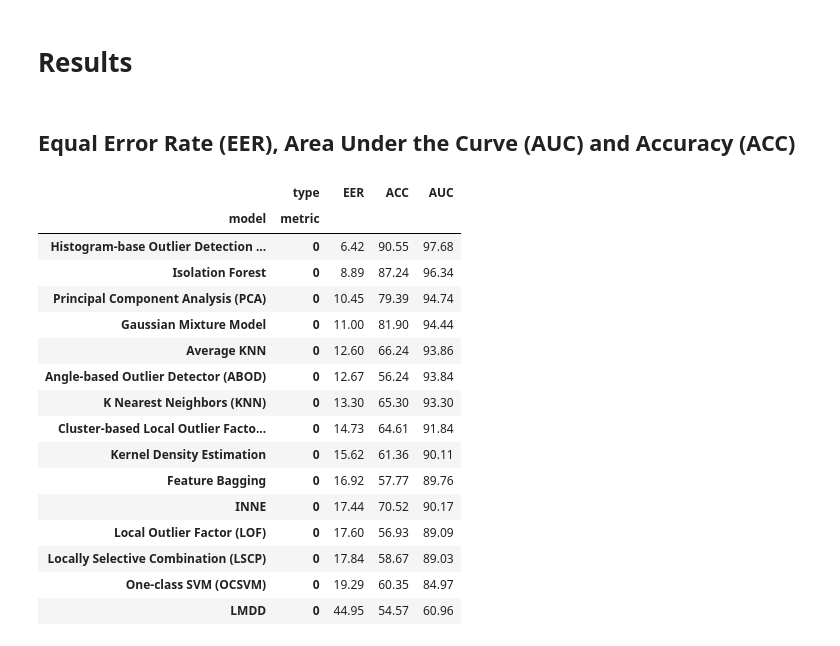
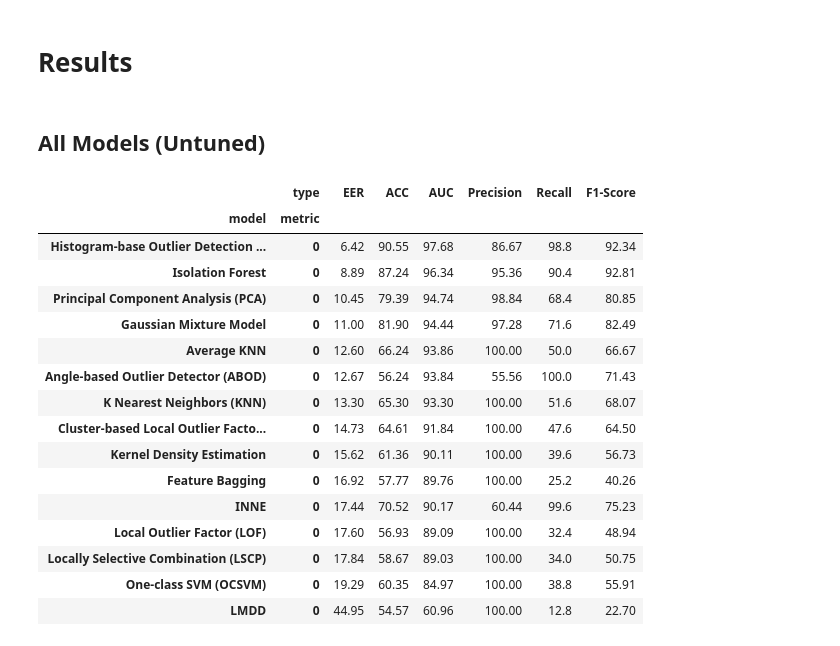
Before and after one commit to Mahmoud-GIsmail/Outlier-Detection-for-Keystroke-Dynamics, a Jupyter notebook: Unsupervised OD for KS Authentication.ipynb, the cells around one changed output. Drawn from its saved outputs; the diff is of its cells as text; code cells hidden in the pictures.

```diff
--- a/Unsupervised OD for KS Authentication.ipynb
+++ b/Unsupervised OD for KS Authentication.ipynb
@@ -173,7 +171,8 @@ import numpy as np
 
 def evaluate(alluser_scores, allimposter_scores):
     """
-    Function to evaluate Equal Error Rate (EER), Area Under the Curve (AUC) and Accuracy (ACC)
+    Function to evaluate Equal Error Rate (EER), Area Under the Curve (AUC), Accuracy (ACC),
+    Precision, Recall, and F1-Score.
 
     Parameters:
     alluser_scores (array-like): Array of scores for genuine users
@@ -183,6 +182,9 @@ def evaluate(alluser_scores, allimposter_scores):
     EER (float): Equal Error Rate
     AUC (float): Area Under the Curve
     ACC (float): Accuracy
+    Precision (float): Precision
+    Recall (float): Recall
+    F1-Score (float): F1-Score
     """
     labels = [0] * len(alluser_scores) + [1] * len(allimposter_scores)
     temp_scores = np.append(alluser_scores, allimposter_scores)
@@ -198,10 +200,14 @@ def evaluate(alluser_scores, allimposter_scores):
     temp_scores[temp_scores < 0.5] = 0
 
     acc = accuracy_score(labels, temp_scores)
-    return eer, auc, acc
+    precision = precision_score(labels, temp_scores)
+    recall = recall_score(labels, temp_scores)
+    f1 = f1_score(labels, temp_scores)
+
+    return eer, auc, acc, precision, recall, f1
 # %%
+import pandas as pd
 import numpy as np
-
 
 def evaluate_classifier(clf):
     """
@@ -216,7 +222,7 @@ def evaluate_classifier(clf):
     res (dict): Dictionary of evaluation results
     """
     data = pd.read_csv("DSL-StrongPasswordData.csv")
-    subjects = DATA["subject"].unique()
+    subjects = data["subject"].unique()
 
     res = {}
     aucs = []
@@ -230,18 +236,16 @@ def evaluate_classifier(clf):
 
         train = genuine_user_data[:200].values
 
-        test_genuine = genuine_user_data[200:]
-        test_genuine = test_genuine.values
+        test_genuine = genuine_user_data[200:].values
 
-        test_imposter = imposter_data.groupby("subject").head(5).loc[:, "H.period":]
-        test_imposter = test_imposter.values
+        test_imposter = imposter_data.groupby("subject").head(5).loc[:, "H.period":].values
 
         clf.fit(train)
 
         user_scores = clf.predict_proba(test_genuine)
         imposter_scores = clf.predict_proba(test_imposter)
 
-        (eer, auc, acc) = evaluate(user_scores[:, 1], imposter_scores[:, 1])
+        (eer, auc, acc, precision, recall, f1) = evaluate(user_scores[:, 1], imposter_scores[:, 1])
 
         eers.append(eer)
         aucs.append(auc)
@@ -253,6 +257,9 @@ def evaluate_classifier(clf):
     res["EER"] = round(np.mean(eers) * 100, 2)
     res["ACC"] = round(np.mean(accs) * 100, 2)
     res["AUC"] = round(np.mean(aucs) * 100, 2)
+    res["Precision"] = round(np.mean(precision) * 100, 2)
+    res["Recall"] = round(np.mean(recall) * 100, 2)
+    res["F1-Score"] = round(np.mean(f1) * 100, 2)
 
     return all_user_scores, all_imposter_scores, res
 # %% [markdown]
@@ -382,7 +507,7 @@ KeyboardInterrupt:
 # %% [markdown]
 # Results
 # %% [markdown]
-## Equal Error Rate (EER), Area Under the Curve (AUC) and Accuracy (ACC)
+## All Models (Untuned)
 # %%
 # Concatenate the dictionaries in the 'results' dictionary and convert them to dataframes
 import pandas as pd
@@ -397,27 +522,33 @@ DF.index.names = ["model", "type", "metric"]
 # Unstack the 'type' column to create separate columns for each type
 DF = DF.unstack(["type"])
 # %%
+
+pd.set_option('display.max_rows', None)
+pd.set_option('display.max_columns', None)
+pd.set_option('display.max_colwidth', None)
+
+
 # Sort the dataframe 'df' by the 'EER' column in ascending order
 DF = DF.sort_values(by=["EER"], ascending=True)
 
 # Display the sorted dataframe
 DF
 # %% [output]
-|  | type | EER | ACC | AUC |
-| model | metric |  |  |  |
-| Histogram-base Outlier Detection ... | 0 | 6.42 | 90.55 | 97.68 |
-| Isolation Forest | 0 | 8.89 | 87.24 | 96.34 |
-| Principal Component Analysis (PCA) | 0 | 10.45 | 79.39 | 94.74 |
-| Gaussian Mixture Model | 0 | 11.00 | 81.90 | 94.44 |
-| Average KNN | 0 | 12.60 | 66.24 | 93.86 |
-| Angle-based Outlier Detector (ABOD) | 0 | 12.67 | 56.24 | 93.84 |
-| K Nearest Neighbors (KNN) | 0 | 13.30 | 65.30 | 93.30 |
-| Cluster-based Local Outlier Facto... | 0 | 14.73 | 64.61 | 91.84 |
-| Kernel Density Estimation | 0 | 15.62 | 61.36 | 90.11 |
-| Feature Bagging | 0 | 16.92 | 57.77 | 89.76 |
-| INNE | 0 | 17.44 | 70.52 | 90.17 |
-| Local Outlier Factor (LOF) | 0 | 17.60 | 56.93 | 89.09 |
-| Locally Selective Combination (LSCP) | 0 | 17.84 | 58.67 | 89.03 |
-| One-class SVM (OCSVM) | 0 | 19.29 | 60.35 | 84.97 |
-| LMDD | 0 | 44.95 | 54.57 | 60.96 |
+|  | type | EER | ACC | AUC | Precision | Recall | F1-Score |
+| model | metric |  |  |  |  |  |  |
+| Histogram-base Outlier Detection ... | 0 | 6.42 | 90.55 | 97.68 | 86.67 | 98.8 | 92.34 |
+| Isolation Forest | 0 | 8.89 | 87.24 | 96.34 | 95.36 | 90.4 | 92.81 |
+| Principal Component Analysis (PCA) | 0 | 10.45 | 79.39 | 94.74 | 98.84 | 68.4 | 80.85 |
+| Gaussian Mixture Model | 0 | 11.00 | 81.90 | 94.44 | 97.28 | 71.6 | 82.49 |
+| Average KNN | 0 | 12.60 | 66.24 | 93.86 | 100.00 | 50.0 | 66.67 |
+| Angle-based Outlier Detector (ABOD) | 0 | 12.67 | 56.24 | 93.84 | 55.56 | 100.0 | 71.43 |
+| K Nearest Neighbors (KNN) | 0 | 13.30 | 65.30 | 93.30 | 100.00 | 51.6 | 68.07 |
+| Cluster-based Local Outlier Facto... | 0 | 14.73 | 64.61 | 91.84 | 100.00 | 47.6 | 64.50 |
+| Kernel Density Estimation | 0 | 15.62 | 61.36 | 90.11 | 100.00 | 39.6 | 56.73 |
+| Feature Bagging | 0 | 16.92 | 57.77 | 89.76 | 100.00 | 25.2 | 40.26 |
+| INNE | 0 | 17.44 | 70.52 | 90.17 | 60.44 | 99.6 | 75.23 |
+| Local Outlier Factor (LOF) | 0 | 17.60 | 56.93 | 89.09 | 100.00 | 32.4 | 48.94 |
+| Locally Selective Combination (LSCP) | 0 | 17.84 | 58.67 | 89.03 | 100.00 | 34.0 | 50.75 |
+| One-class SVM (OCSVM) | 0 | 19.29 | 60.35 | 84.97 | 100.00 | 38.8 | 55.91 |
+| LMDD | 0 | 44.95 | 54.57 | 60.96 | 100.00 | 12.8 | 22.70 |
 # %%
```
Also changed, not shown: parts of 17 cells of this notebook, 13 other files.
